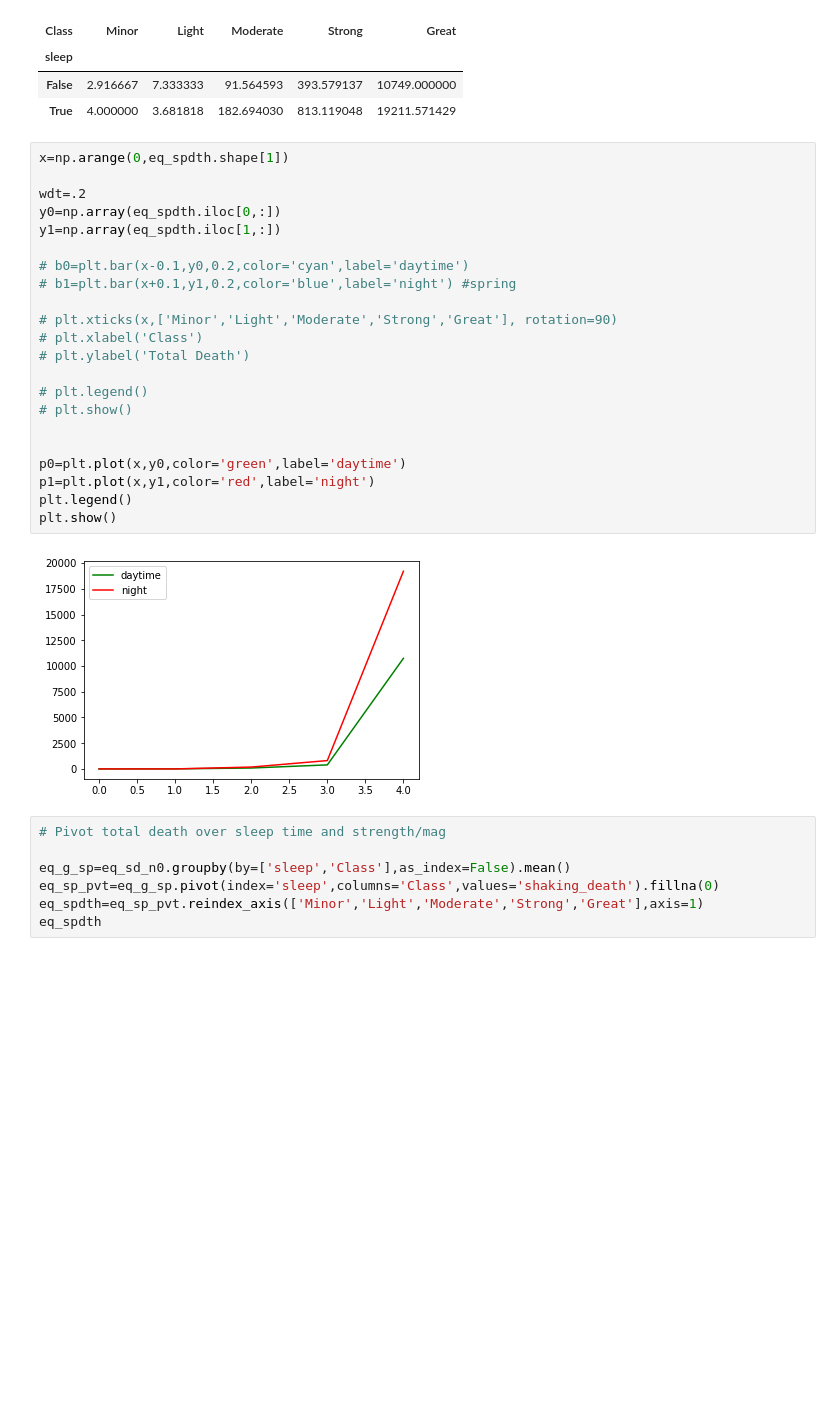
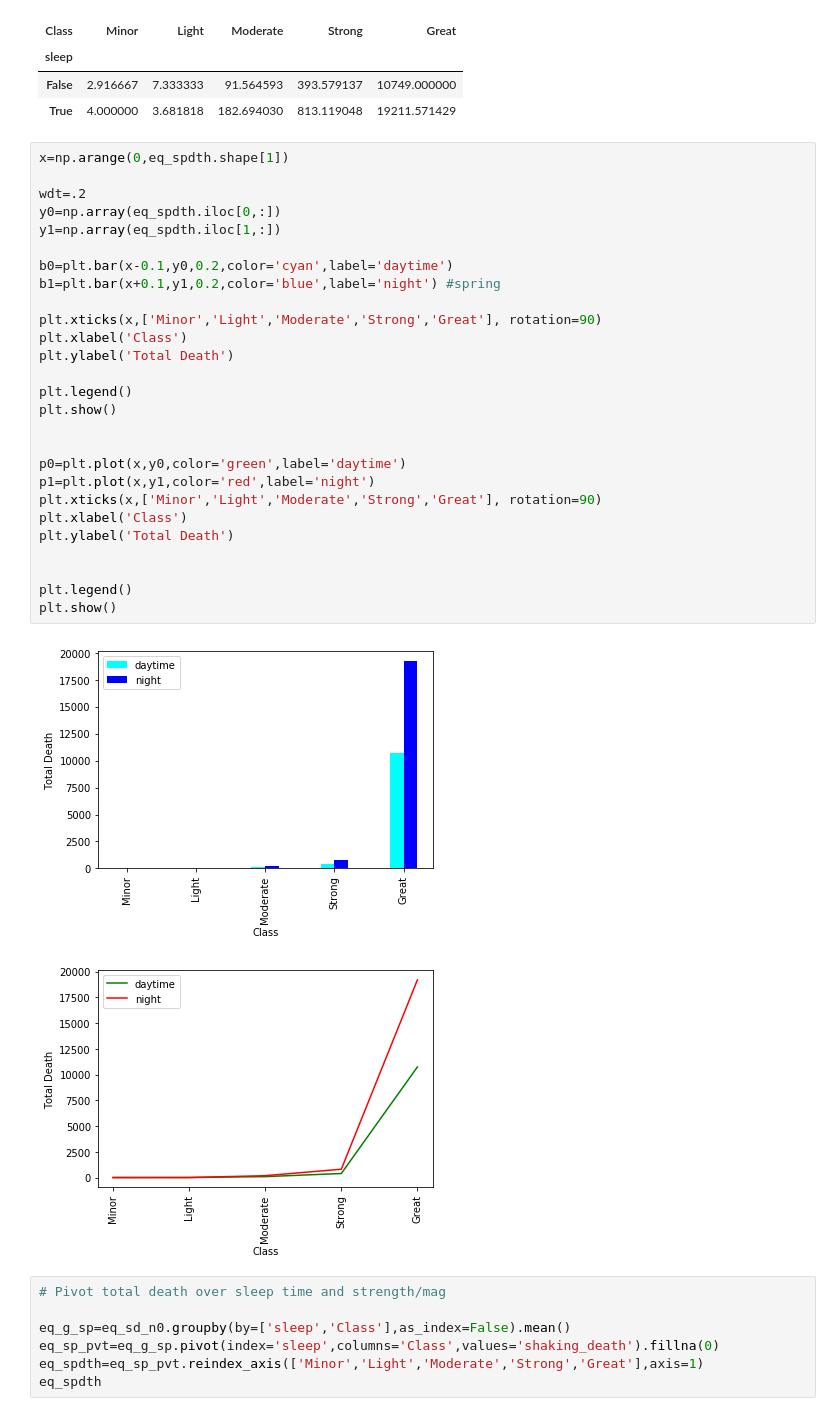
Before and after one commit to shrutijalewar/data-question-3-xtreme-united, a Jupyter notebook: quake.ipynb, the cells around one changed output. Saved outputs shown, nothing was run; the diff lists cells and outputs as text; blank space fills up the shorter version.

```diff
--- a/quake.ipynb
+++ b/quake.ipynb
@@ -444,27 +462,33 @@ eq_spdth
 # %%
 x=np.arange(0,eq_spdth.shape[1])
 
 wdt=.2
 y0=np.array(eq_spdth.iloc[0,:])
 y1=np.array(eq_spdth.iloc[1,:])
 
-# b0=plt.bar(x-0.1,y0,0.2,color='cyan',label='daytime')
-# b1=plt.bar(x+0.1,y1,0.2,color='blue',label='night') #spring
+b0=plt.bar(x-0.1,y0,0.2,color='cyan',label='daytime')
+b1=plt.bar(x+0.1,y1,0.2,color='blue',label='night') #spring
 
-# plt.xticks(x,['Minor','Light','Moderate','Strong','Great'], rotation=90)
-# plt.xlabel('Class')
-# plt.ylabel('Total Death')
+plt.xticks(x,['Minor','Light','Moderate','Strong','Great'], rotation=90)
+plt.xlabel('Class')
+plt.ylabel('Total Death')
 
-# plt.legend()
-# plt.show()
+plt.legend()
+plt.show()
 
 
 p0=plt.plot(x,y0,color='green',label='daytime')
 p1=plt.plot(x,y1,color='red',label='night')
+plt.xticks(x,['Minor','Light','Moderate','Strong','Great'], rotation=90)
+plt.xlabel('Class')
+plt.ylabel('Total Death')
+
+
 plt.legend()
 plt.show()
 # %% [output]
-[figure, old version]
+[figure, new version]
+[figure, added]
 # %%
 # Pivot total death over sleep time and strength/mag
 
```
Also changed, not shown: parts of 46 cells of this notebook, 1 other file.
